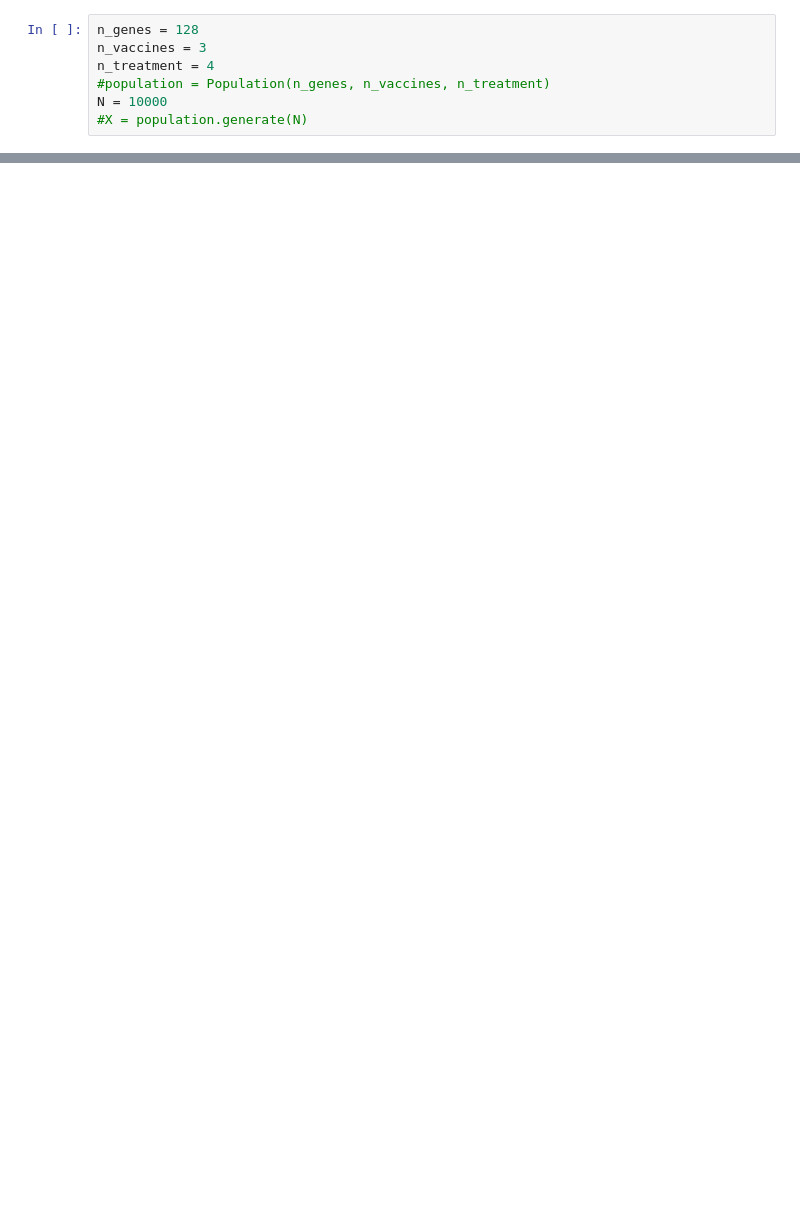
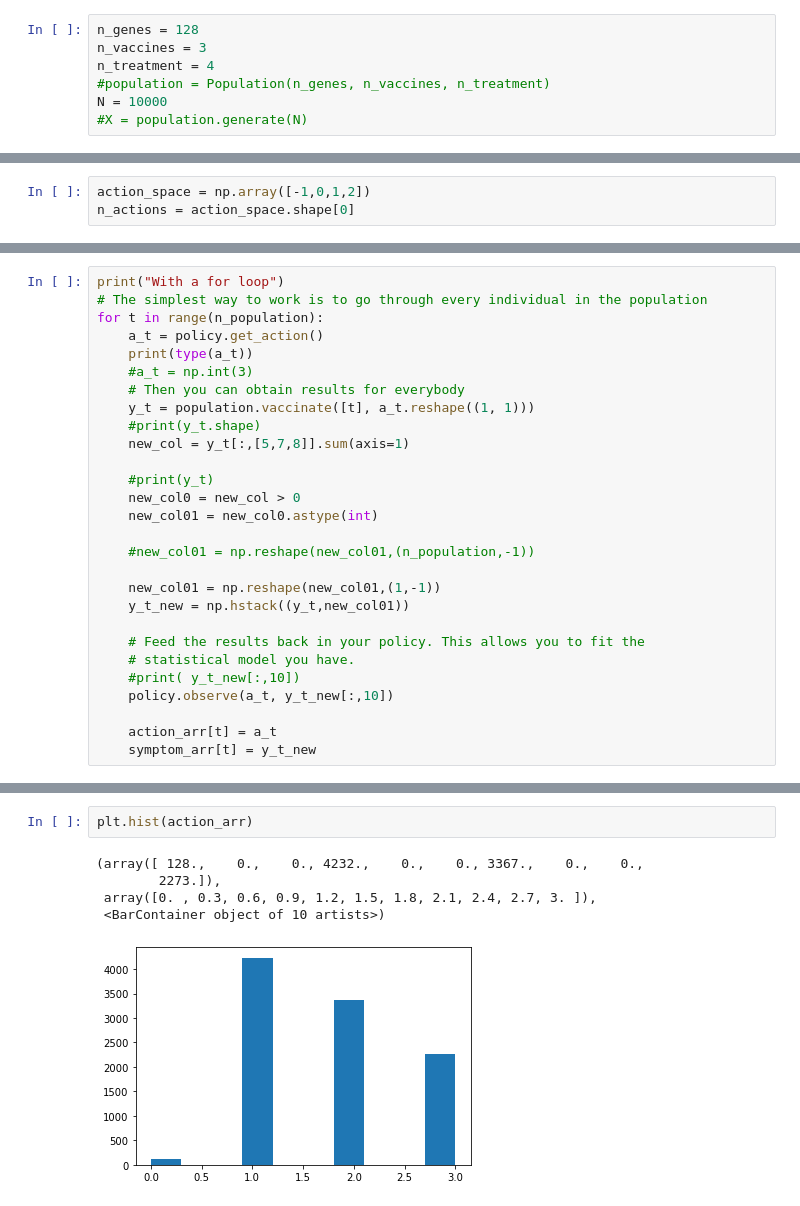
Before and after one commit to Even-tr/Project-2-Fairness-Privacy-Experiment-Design, a Jupyter notebook: src/thompson.ipynb, the cells around one changed output, grey strips where cells are left out. Cells and saved outputs as stored; diff of their text form; blank space fills up the shorter version.

```diff
--- a/src/thompson.ipynb
+++ b/src/thompson.ipynb
@@ -112,0 +132,3 @@ plt.plot(ranaction_arr)
+# %%
+action_space = np.array([-1,0,1,2])
+n_actions = action_space.shape[0]
@@ -112,0 +148,28 @@ plt.plot(ranaction_arr)
+# %%
+print("With a for loop")
+# The simplest way to work is to go through every individual in the population
+for t in range(n_population):
+    a_t = policy.get_action()
+    print(type(a_t))
+    #a_t = np.int(3)
+    # Then you can obtain results for everybody
+    y_t = population.vaccinate([t], a_t.reshape((1, 1)))
+    #print(y_t.shape)
+    new_col = y_t[:,[5,7,8]].sum(axis=1)
+
+    #print(y_t)
+    new_col0 = new_col > 0
+    new_col01 = new_col0.astype(int)
+
+    #new_col01 = np.reshape(new_col01,(n_population,-1))
+
+    new_col01 = np.reshape(new_col01,(1,-1))
+    y_t_new = np.hstack((y_t,new_col01))
+
+    # Feed the results back in your policy. This allows you to fit the
+    # statistical model you have.
+    #print( y_t_new[:,10])
+    policy.observe(a_t, y_t_new[:,10])
+
+    action_arr[t] = a_t
+    symptom_arr[t] = y_t_new
@@ -112,0 +213,8 @@ plt.plot(ranaction_arr)
+# %%
+plt.hist(action_arr)
+# %% [output]
+(array([ 128.,    0.,    0., 4232.,    0.,    0., 3367.,    0.,    0.,
+        2273.]),
+ array([0. , 0.3, 0.6, 0.9, 1.2, 1.5, 1.8, 2.1, 2.4, 2.7, 3. ]),
+ <BarContainer object of 10 artists>)
+[figure, added]
```
Also changed, not shown: parts of 14 cells of this notebook.
